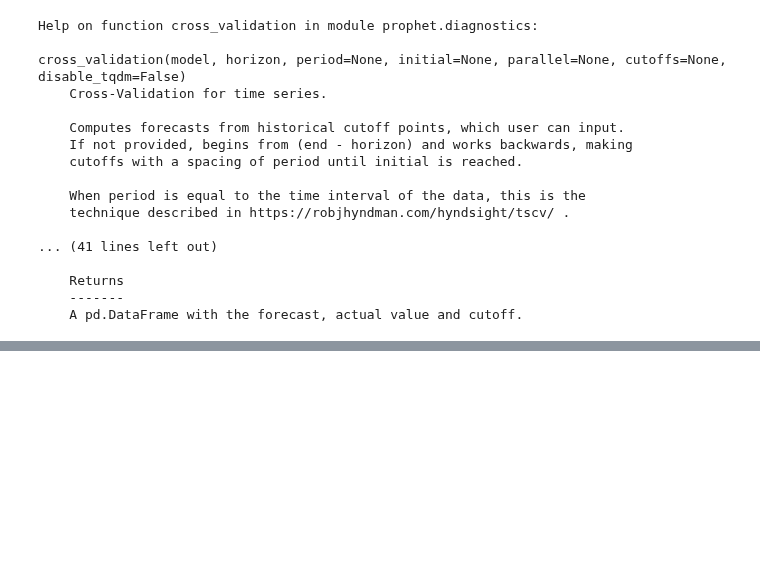
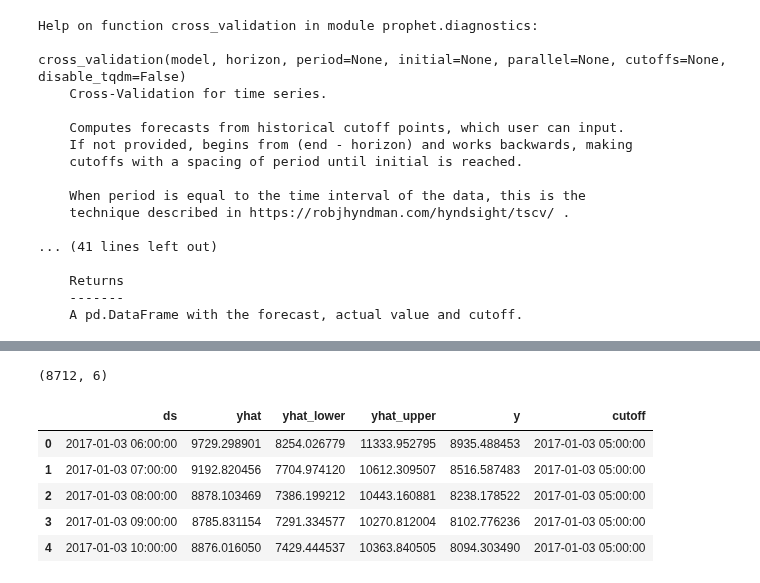
Before and after one commit to energy-demand-forecast/energy_demand_forecast, a Jupyter notebook: cayt_workspace/modeling.ipynb, the cells around one changed output, grey strips where cells are left out. Cells and saved outputs as stored; diff of their text form; code cells hidden in the pictures; blank space fills up the shorter version.

```diff
--- a/cayt_workspace/modeling.ipynb
+++ b/cayt_workspace/modeling.ipynb
@@ -473,0 +525,13 @@ cross_validation(model, horizon, period=None, initial=None, parallel=None, cutof
+# %%
+df_cv.shape
+# %% [output]
+(8712, 6)
+# %%
+df_cv.head()
+# %% [output]
+|  | ds | yhat | yhat_lower | yhat_upper | y | cutoff |
+| 0 | 2017-01-03 06:00:00 | 9729.298901 | 8254.026779 | 11333.952795 | 8935.488453 | 2017-01-03 05:00:00 |
+| 1 | 2017-01-03 07:00:00 | 9192.820456 | 7704.974120 | 10612.309507 | 8516.587483 | 2017-01-03 05:00:00 |
+| 2 | 2017-01-03 08:00:00 | 8878.103469 | 7386.199212 | 10443.160881 | 8238.178522 | 2017-01-03 05:00:00 |
+| 3 | 2017-01-03 09:00:00 | 8785.831154 | 7291.334577 | 10270.812004 | 8102.776236 | 2017-01-03 05:00:00 |
+| 4 | 2017-01-03 10:00:00 | 8876.016050 | 7429.444537 | 10363.840505 | 8094.303490 | 2017-01-03 05:00:00 |
```
Also changed, not shown: parts of 19 cells of this notebook.
